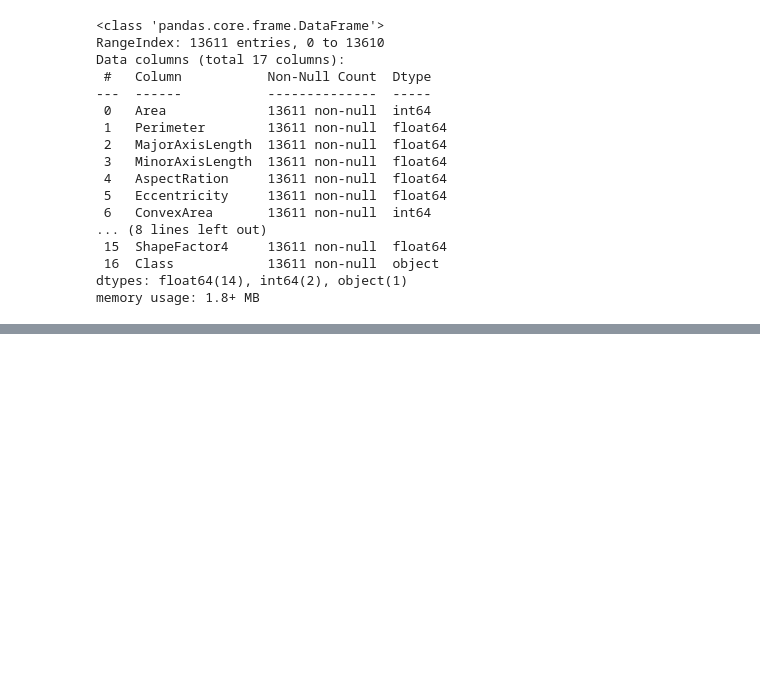
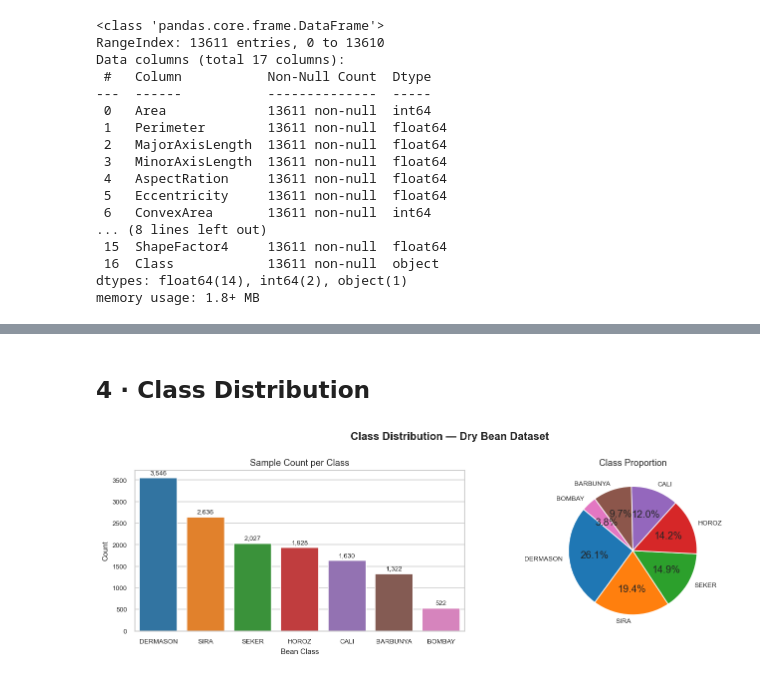
Before and after one commit to Ali-sarafraz/dry-bean-classification, a Jupyter notebook: EDA.ipynb, the cells around one changed output, grey strips where cells are left out. Cells and saved outputs as stored; diff of their text form; code cells hidden in the pictures; blank space fills up the shorter version.

```diff
--- a/EDA.ipynb
+++ b/EDA.ipynb
@@ -16,4 +17,17 @@ import numpy as np
 import pandas as pd
 import matplotlib.pyplot as plt
 import seaborn as sns
+from sklearn.ensemble import RandomForestClassifier
+
+# ── Consistent plot aesthetics across all figures ──────────────────────────
+sns.set_theme(style="whitegrid", palette="tab10")
+plt.rcParams.update({
+    "figure.dpi": 120,
+    "axes.titlesize": 11,
+    "axes.labelsize": 9,
+    "xtick.labelsize": 8,
+    "ytick.labelsize": 8,
+})
+
+SEED = 42  # fix randomness for reproducibility
 # %% [markdown]
@@ -223,0 +96,28 @@ This similarity may lead to confusion for classification models, increasing the
+# %% [markdown]
+## 4 · Class Distribution
+# %%
+class_counts = df["Class"].value_counts()
+
+fig, axes = plt.subplots(1, 2, figsize=(12, 4))
+
+# ── Bar chart ─────────────────────────────────────────────────────────────
+sns.barplot(x=class_counts.index, y=class_counts.values,
+            hue=class_counts.index, palette="tab10", legend=False, ax=axes[0])
+axes[0].set_title("Sample Count per Class")
+axes[0].set_xlabel("Bean Class")
+axes[0].set_ylabel("Count")
+for bar, count in zip(axes[0].patches, class_counts.values):
+    axes[0].text(bar.get_x() + bar.get_width() / 2, bar.get_height() + 50,
+                 f"{count:,}", ha="center", va="bottom", fontsize=8)
+
+# ── Pie chart ─────────────────────────────────────────────────────────────
+axes[1].pie(class_counts.values, labels=class_counts.index,
+            autopct="%1.1f%%", startangle=140,
+            colors=sns.color_palette("tab10", len(class_counts)))
+axes[1].set_title("Class Proportion")
+
+plt.suptitle("Class Distribution — Dry Bean Dataset", fontsize=13, weight="bold")
+plt.tight_layout()
+plt.show()
+# %% [output]
+[figure, added]
```
Also changed, not shown: parts of 46 cells of this notebook, 6 other files.
